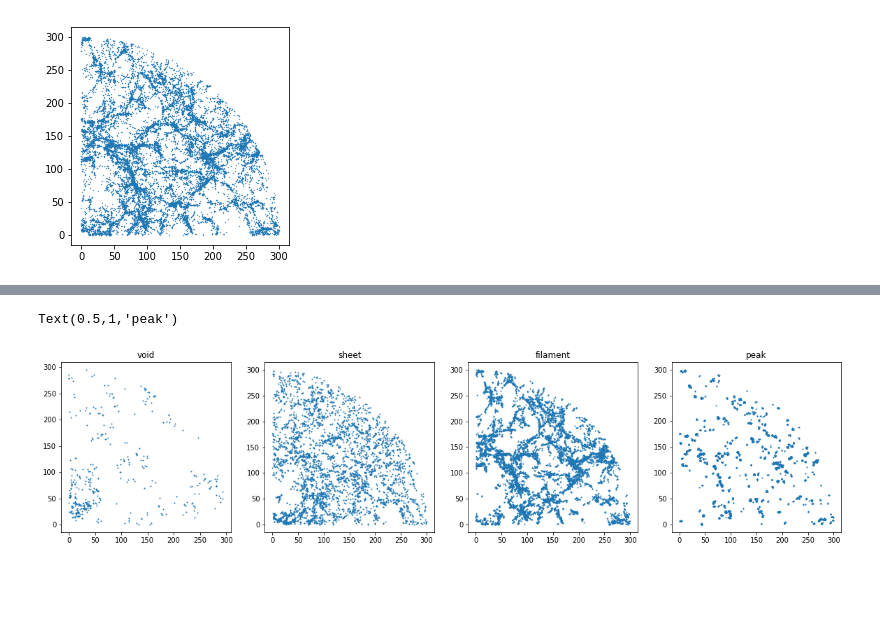
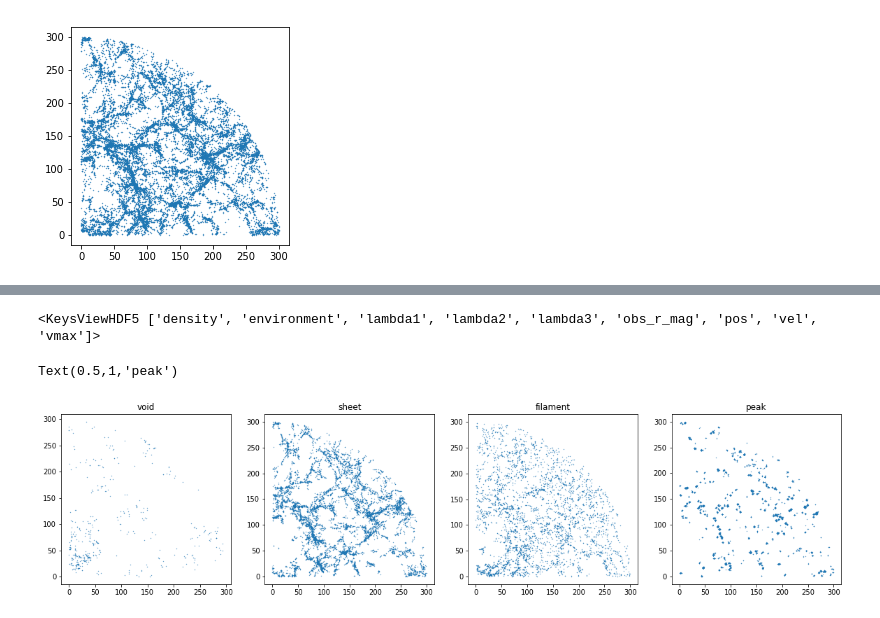
Before and after one commit to forero/IllustrisWeb, a Jupyter notebook: compute_illustris_mock.ipynb, the cells around one changed output, grey strips where cells are left out. Drawn from its saved outputs; the diff is of its cells as text; code cells hidden in the pictures; blank space fills up the shorter version.

```diff
--- a/compute_illustris_mock.ipynb
+++ b/compute_illustris_mock.ipynb
@@ -119,29 +117,38 @@ plt.legend()
+# %%
+f = h5py.File('data/mock_TNG300-1.hdf5', 'r')
+print(f.keys())
+density = f['density'][:]
+pos = f['pos'][:,:]
+environment = f['environment'][:]
+f.close()
+# %% [output]
+<KeysViewHDF5 ['density', 'environment', 'lambda1', 'lambda2', 'lambda3', 'obs_r_mag', 'pos', 'vel', 'vmax']>
 # %%
 plt.figure(figsize=(20,8))
 
 plt.subplot(1,4,1)
-kk = ii_void & (pos[:,2]<20)
-plt.scatter(pos[kk,0], pos[kk,1], s=1)
+kk = (environment==3) & (pos[:,2]<20)
+plt.scatter(pos[kk,0], pos[kk,1], s=0.1)
 plt.axis('square')
 plt.title('void')
 
 plt.subplot(1,4,2)
-kk = ii_sheet & (pos[:,2]<20)
-plt.scatter(pos[kk,0], pos[kk,1], s=1)
+kk = (environment==2) & (pos[:,2]<20)
+plt.scatter(pos[kk,0], pos[kk,1], s=0.1)
 plt.axis('square')
 plt.title('sheet')
 
 plt.subplot(1,4,3)
-kk = ii_filament & (pos[:,2]<20)
-plt.scatter(pos[kk,0], pos[kk,1], s=1)
+kk = (environment==1) &  (pos[:,2]<20)
+plt.scatter(pos[kk,0], pos[kk,1], s=0.1)
 plt.axis('square')
 plt.title('filament')
 
 plt.subplot(1,4,4)
-kk = ii_peak & (pos[:,2]<20)
-plt.scatter(pos[kk,0], pos[kk,1], s=1)
+kk = (environment==0) &  (pos[:,2]<20)
+plt.scatter(pos[kk,0], pos[kk,1], s=0.1)
 plt.axis('square')
 plt.title('peak')
 # %% [output]
 Text(0.5,1,'peak')
-[figure, old version]
+[figure, new version]
```
Also changed, not shown: parts of 3 cells of this notebook.
